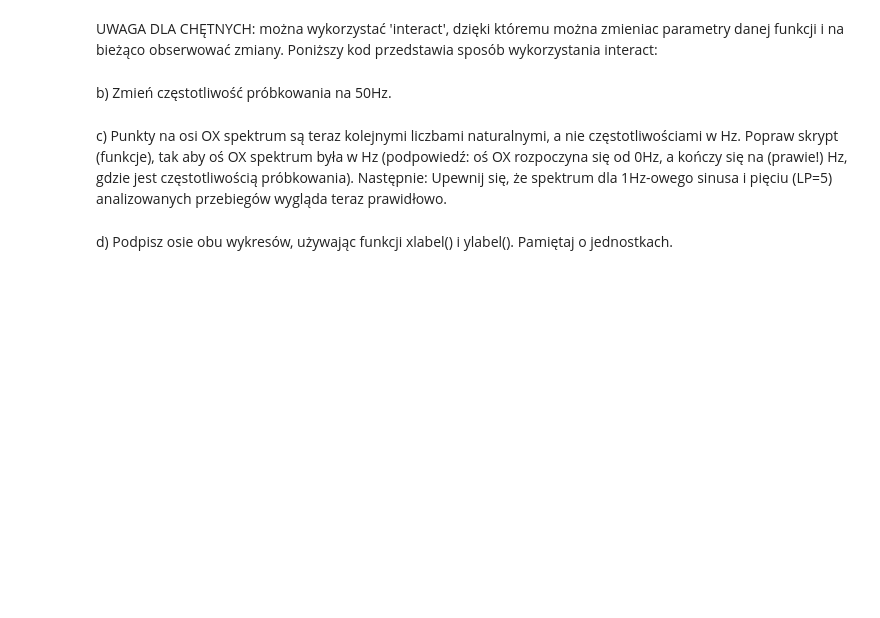
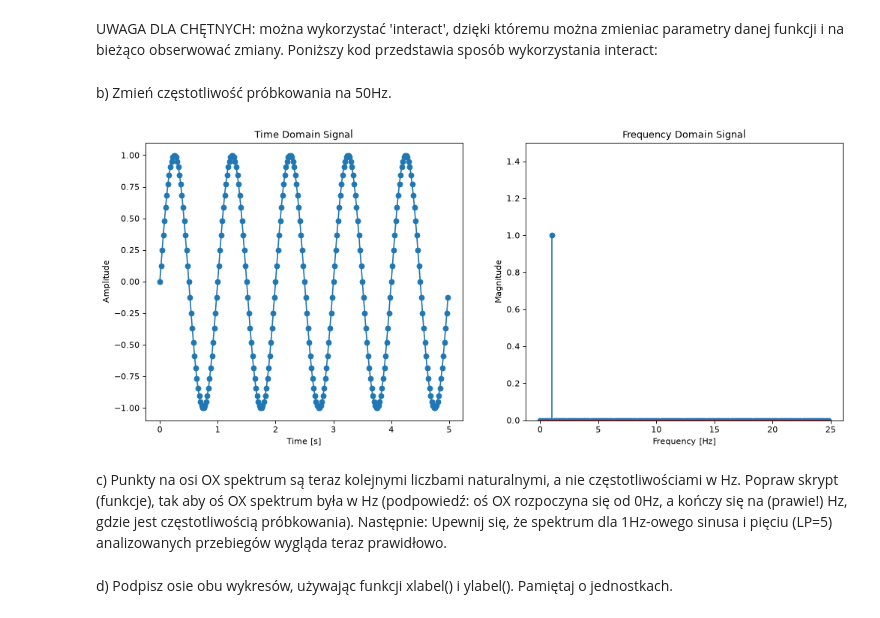
Before and after one commit to gaucho212/KCK, a Jupyter notebook: Lab3/2025/Sygnaly-Lab1-clear.ipynb, the cells around one changed output. Saved outputs shown, nothing was run; the diff lists cells and outputs as text; code cells hidden in the pictures; blank space fills up the shorter version.

```diff
--- a/Lab3/2025/Sygnaly-Lab1-clear.ipynb
+++ b/Lab3/2025/Sygnaly-Lab1-clear.ipynb
@@ -99,2 +133,7 @@ b) Zmień częstotliwość próbkowania na 50Hz.
+# %%
+# w=50
+signal_analysis(A=1.0, f=1.0, w=50.0, LP=5)
+# %% [output]
+[figure, added]
 # %% [markdown]
 c) Punkty na osi OX spektrum są teraz kolejnymi liczbami naturalnymi, a nie częstotliwościami w Hz. Popraw skrypt (funkcje), tak aby oś OX spektrum była w Hz (podpowiedź: oś OX rozpoczyna się od 0Hz, a kończy się na (prawie!)  Hz, gdzie  jest częstotliwością próbkowania). Następnie: Upewnij się, że spektrum dla 1Hz-owego sinusa i pięciu (LP=5) analizowanych przebiegów wygląda teraz prawidłowo.
```
Also changed, not shown: parts of 15 cells of this notebook, 1 other file.
